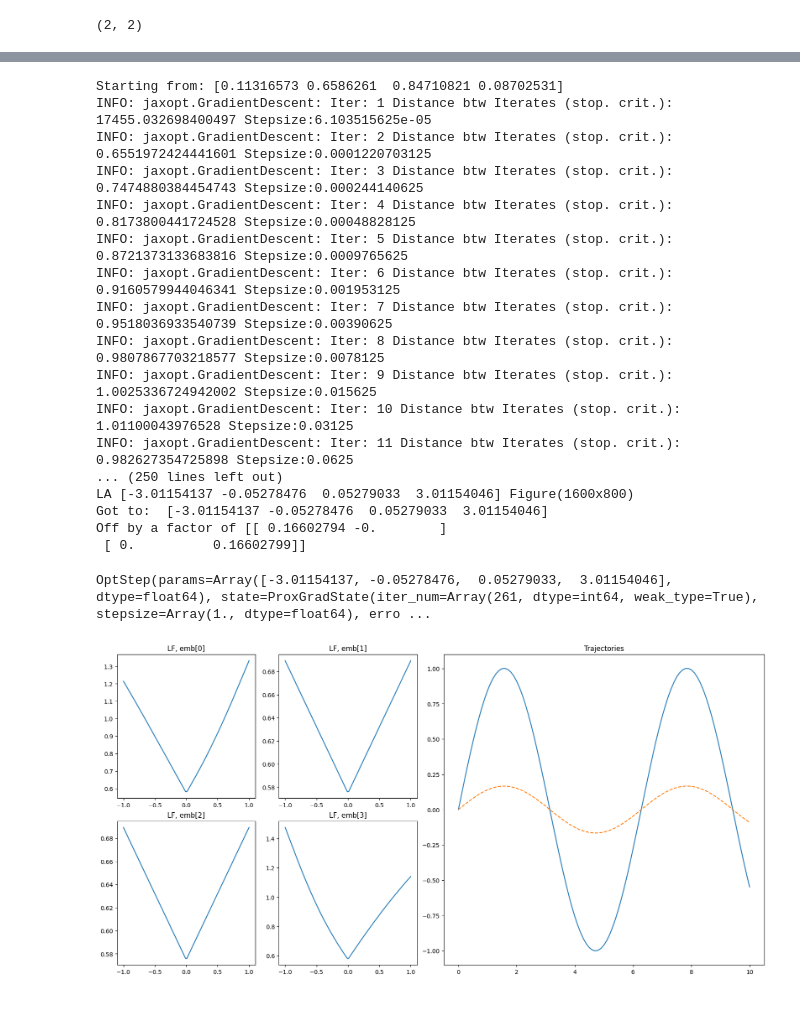
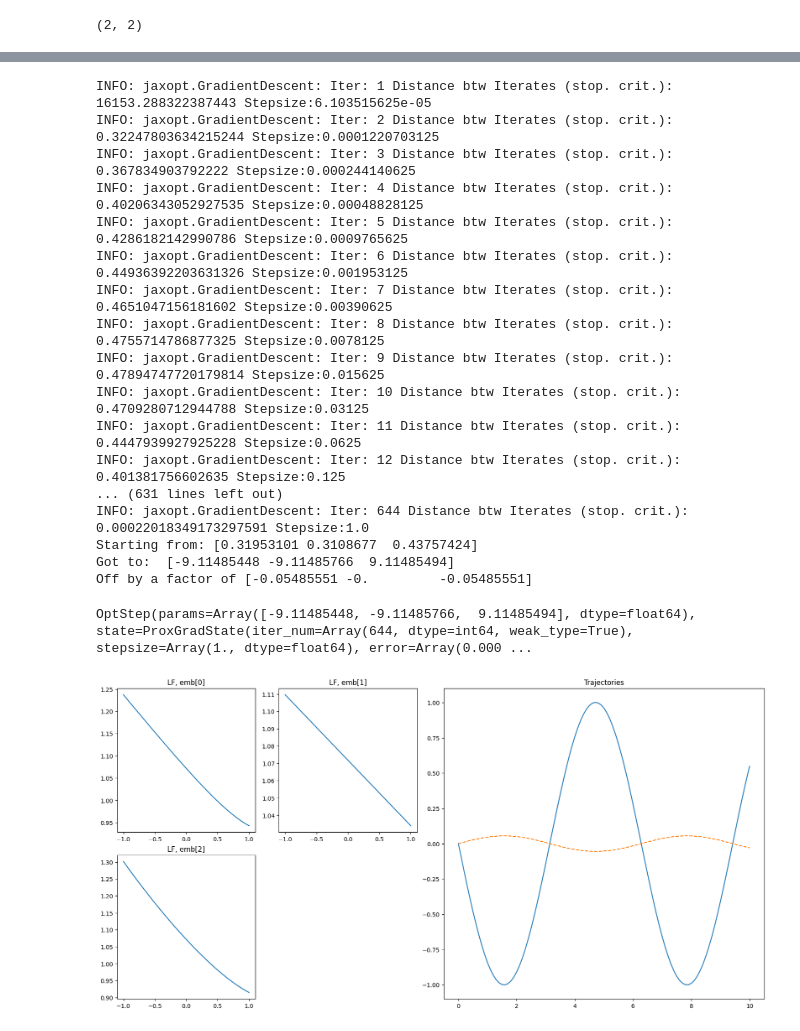
Before and after one commit to joshuacoles/slimpletic-jax, a Jupyter notebook: loss_fn/loss_fns.ipynb, the cells around one changed output, grey strips where cells are left out. Cells and saved outputs as stored; diff of their text form; code cells hidden in the pictures.

```diff
--- a/loss_fn/loss_fns.ipynb
+++ b/loss_fn/loss_fns.ipynb
@@ -929,22 +846,32 @@ OptStep(params=Array([-1.94194157e+02, -7.33278153e-02,  7.38455497e-02,  1.9419
-# %%
-tr1.make_an_attempt()
-# %% [output]
-Starting from: [0.11316573 0.6586261  0.84710821 0.08702531]
-INFO: jaxopt.GradientDescent: Iter: 1 Distance btw Iterates (stop. crit.): 17455.032698400497 Stepsize:6.103515625e-05
-INFO: jaxopt.GradientDescent: Iter: 2 Distance btw Iterates (stop. crit.): 0.6551972424441601 Stepsize:0.0001220703125
-INFO: jaxopt.GradientDescent: Iter: 3 Distance btw Iterates (stop. crit.): 0.7474880384454743 Stepsize:0.000244140625
-INFO: jaxopt.GradientDescent: Iter: 4 Distance btw Iterates (stop. crit.): 0.8173800441724528 Stepsize:0.00048828125
-INFO: jaxopt.GradientDescent: Iter: 5 Distance btw Iterates (stop. crit.): 0.8721373133683816 Stepsize:0.0009765625
-INFO: jaxopt.GradientDescent: Iter: 6 Distance btw Iterates (stop. crit.): 0.9160579944046341 Stepsize:0.001953125
-INFO: jaxopt.GradientDescent: Iter: 7 Distance btw Iterates (stop. crit.): 0.9518036933540739 Stepsize:0.00390625
-INFO: jaxopt.GradientDescent: Iter: 8 Distance btw Iterates (stop. crit.): 0.9807867703218577 Stepsize:0.0078125
-INFO: jaxopt.GradientDescent: Iter: 9 Distance btw Iterates (stop. crit.): 1.0025336724942002 Stepsize:0.015625
-INFO: jaxopt.GradientDescent: Iter: 10 Distance btw Iterates (stop. crit.): 1.01100043976528 Stepsize:0.03125
-INFO: jaxopt.GradientDescent: Iter: 11 Distance btw Iterates (stop. crit.): 0.982627354725898 Stepsize:0.0625
-... (250 lines left out)
-LA [-3.01154137 -0.05278476  0.05279033  3.01154046] Figure(1600x800)
-Got to:  [-3.01154137 -0.05278476  0.05279033  3.01154046]
-Off by a factor of [[ 0.16602794 -0.        ]
- [ 0.          0.16602799]]
-OptStep(params=Array([-3.01154137, -0.05278476,  0.05279033,  3.01154046], dtype=float64), state=ProxGradState(iter_num=Array(261, dtype=int64, weak_type=True), stepsize=Array(1., dtype=float64), erro ...
-[figure, removed]
+# %%
+tr2 = TestRig(
+    3,
+    jnp.array([0.5, 0, -0.5]),
+    lagrangian=lambda q, v, t, embedding: \
+        embedding[0] * q[0] * q[0] + \
+        embedding[1] * v[0] * q[0] + \
+        embedding[2] * v[0] * v[0],
+    maxiter=1000
+)
+# %%
+tr2.make_an_attempt()
+# %% [output]
+INFO: jaxopt.GradientDescent: Iter: 1 Distance btw Iterates (stop. crit.): 16153.288322387443 Stepsize:6.103515625e-05
+INFO: jaxopt.GradientDescent: Iter: 2 Distance btw Iterates (stop. crit.): 0.32247803634215244 Stepsize:0.0001220703125
+INFO: jaxopt.GradientDescent: Iter: 3 Distance btw Iterates (stop. crit.): 0.367834903792222 Stepsize:0.000244140625
+INFO: jaxopt.GradientDescent: Iter: 4 Distance btw Iterates (stop. crit.): 0.40206343052927535 Stepsize:0.00048828125
+INFO: jaxopt.GradientDescent: Iter: 5 Distance btw Iterates (stop. crit.): 0.4286182142990786 Stepsize:0.0009765625
+INFO: jaxopt.GradientDescent: Iter: 6 Distance btw Iterates (stop. crit.): 0.44936392203631326 Stepsize:0.001953125
+INFO: jaxopt.GradientDescent: Iter: 7 Distance btw Iterates (stop. crit.): 0.4651047156181602 Stepsize:0.00390625
+INFO: jaxopt.GradientDescent: Iter: 8 Distance btw Iterates (stop. crit.): 0.4755714786877325 Stepsize:0.0078125
+INFO: jaxopt.GradientDescent: Iter: 9 Distance btw Iterates (stop. crit.): 0.47894747720179814 Stepsize:0.015625
+INFO: jaxopt.GradientDescent: Iter: 10 Distance btw Iterates (stop. crit.): 0.4709280712944788 Stepsize:0.03125
+INFO: jaxopt.GradientDescent: Iter: 11 Distance btw Iterates (stop. crit.): 0.4447939927925228 Stepsize:0.0625
+INFO: jaxopt.GradientDescent: Iter: 12 Distance btw Iterates (stop. crit.): 0.401381756602635 Stepsize:0.125
+... (631 lines left out)
+INFO: jaxopt.GradientDescent: Iter: 644 Distance btw Iterates (stop. crit.): 0.00022018349173297591 Stepsize:1.0
+Starting from: [0.31953101 0.3108677  0.43757424]
+Got to:  [-9.11485448 -9.11485766  9.11485494]
+Off by a factor of [-0.05485551 -0.         -0.05485551]
+OptStep(params=Array([-9.11485448, -9.11485766,  9.11485494], dtype=float64), state=ProxGradState(iter_num=Array(644, dtype=int64, weak_type=True), stepsize=Array(1., dtype=float64), error=Array(0.000 ...
+[figure, added]
```
Also changed, not shown: parts of 10 cells of this notebook.
